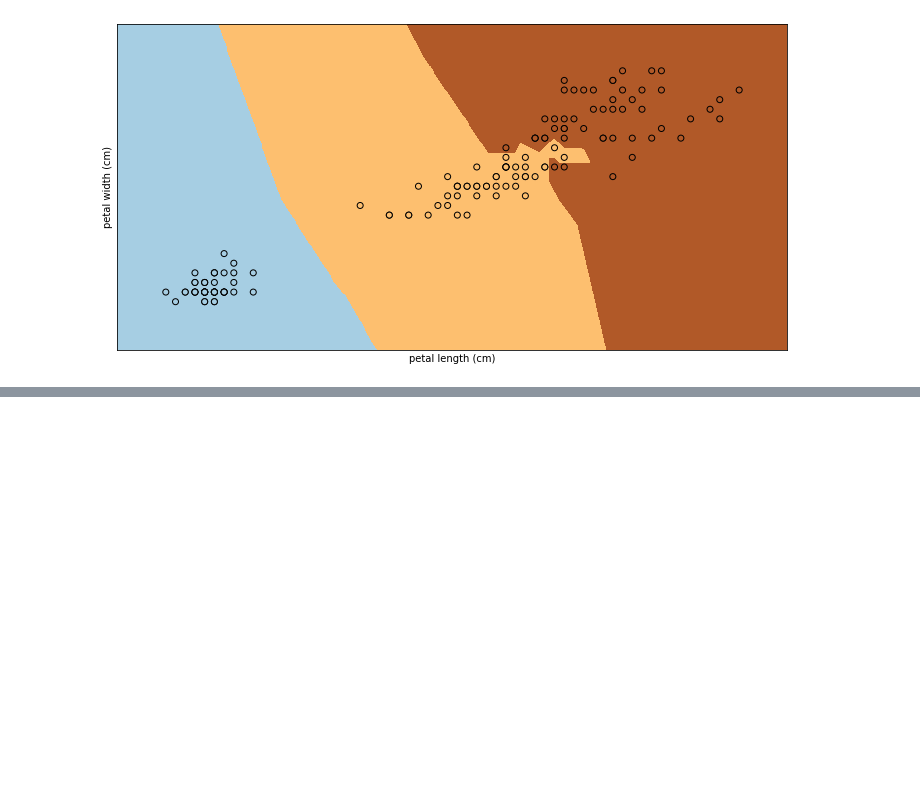
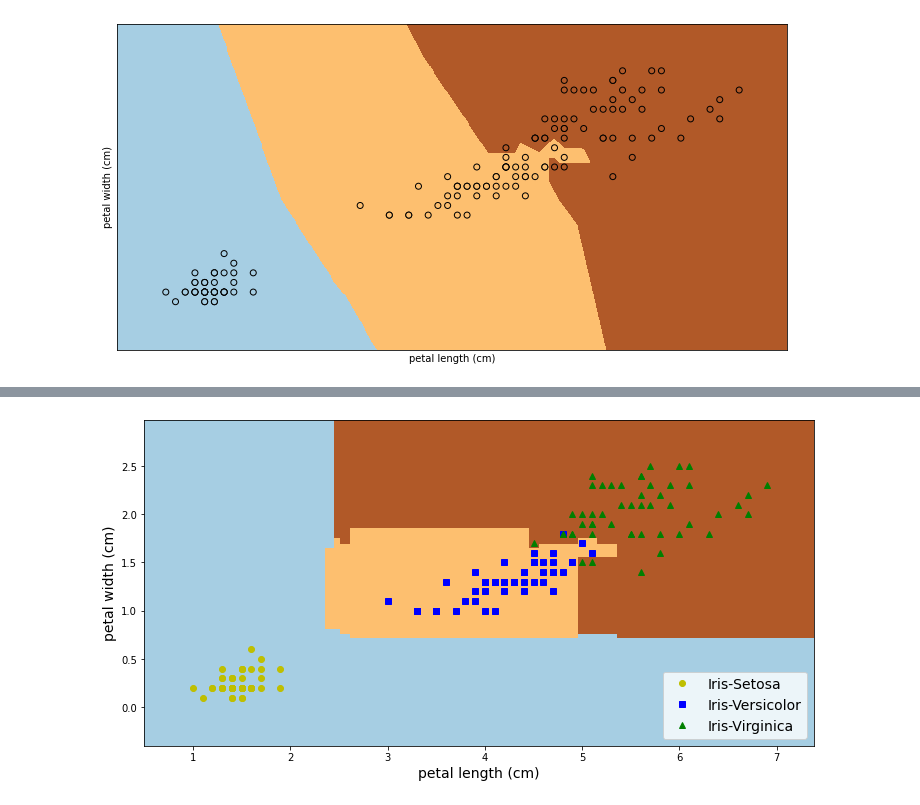
Before and after one commit to Santanukolkata/Data_Science, a Jupyter notebook: Decision_Region/Decesion_boundaries.ipynb, the cells around one changed output, grey strips where cells are left out. Drawn from its saved outputs; the diff is of its cells as text; code cells hidden in the pictures; blank space fills up the shorter version.

```diff
--- a/Decision_Region/Decesion_boundaries.ipynb
+++ b/Decision_Region/Decesion_boundaries.ipynb
@@ -102,0 +138,3 @@ plt.yticks(())
+# %%
+rfc = RandomForestClassifier(n_estimators=100, random_state=42)
+rfc.fit(X, Y)
@@ -102,0 +150,4 @@ plt.yticks(())
+# %%
+plot_decision_boundary(rfc, X, Y,X_NAMES)
+# %% [output]
+[figure, added]
```
Also changed, not shown: parts of 7 cells of this notebook.
